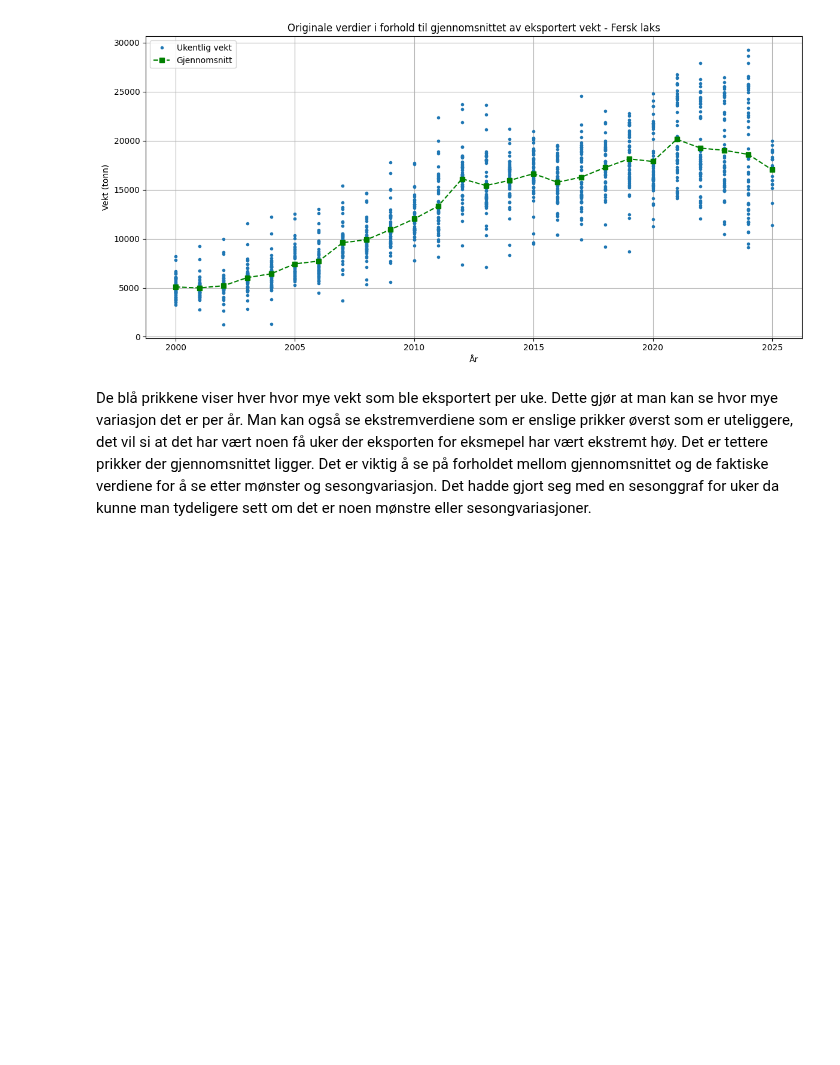
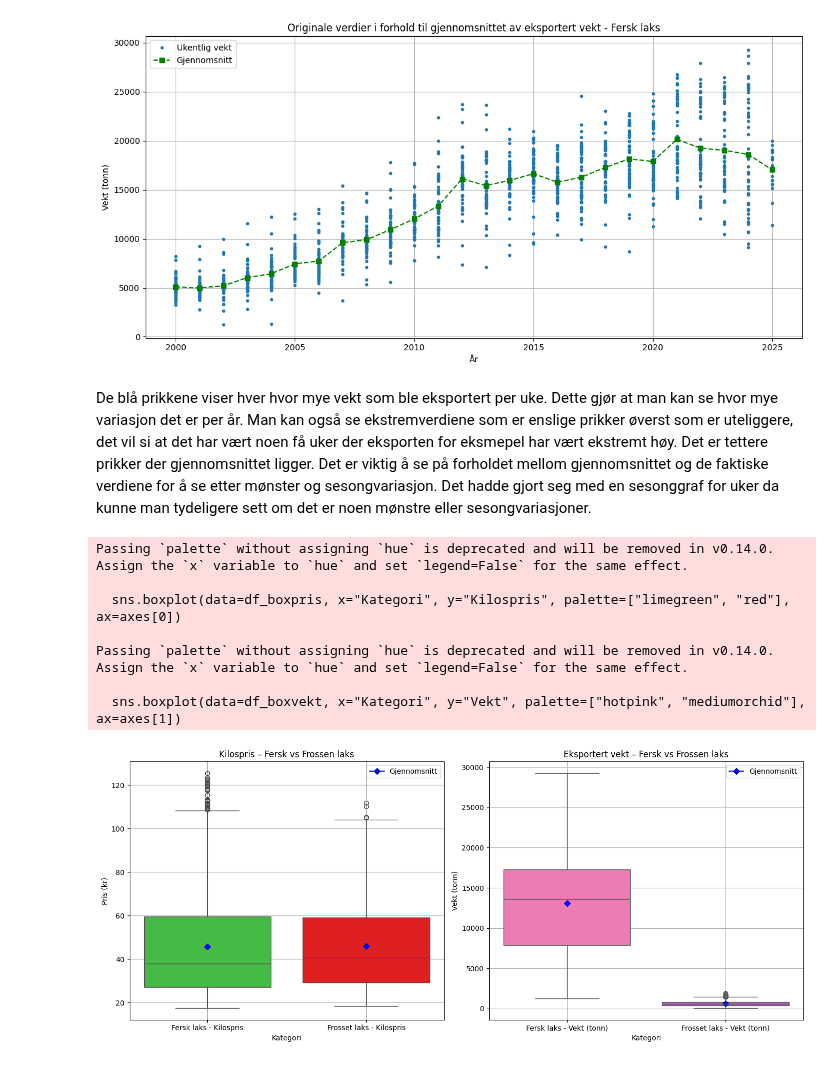
Before and after one commit to selmabn628/prosjekt-programmering, a Jupyter notebook: notebooks/Oppgave 4/Statistisk_dataanalyse_.ipynb, the cells around one changed output. Cells and saved outputs as stored; diff of their text form; code cells hidden in the pictures; blank space fills up the shorter version.

```diff
--- a/notebooks/Oppgave 4/Statistisk_dataanalyse_.ipynb
+++ b/notebooks/Oppgave 4/Statistisk_dataanalyse_.ipynb
@@ -364,3 +386,62 @@ plt.show()
 # %% [markdown]
 De blå prikkene viser hver hvor mye vekt som ble eksportert per uke. Dette gjør at man kan se hvor mye variasjon det er per år. Man kan også se ekstremverdiene som er enslige prikker øverst som er uteliggere, det vil si at det har vært noen få uker der eksporten for eksmepel har vært ekstremt høy. Det er tettere prikker der gjennomsnittet ligger. Det er viktig å se på forholdet mellom gjennomsnittet og de faktiske verdiene for å se etter mønster og sesongvariasjon.
 Det hadde gjort seg med en sesonggraf for uker da kunne man tydeligere sett om det er noen mønstre eller sesongvariasjoner.
+# %%
+import seaborn as sns
+import matplotlib.pyplot as plt
+import pandas as pd
+
+# Gjør klar data
+df_boxpris = df_pivot[[
+    "Fersk laks - Kilospris",
+    "Frosset laks - Kilospris"
+]].melt(var_name="Kategori", value_name="Kilospris")
+
+df_boxvekt = df_pivot[[
+    "Fersk laks - Vekt (tonn)",
+    "Frosset laks - Vekt (tonn)"
+]].melt(var_name="Kategori", value_name="Vekt")
+
+# Beregn gjennomsnitt for pris
+mean_pris = df_boxpris.groupby("Kategori")["Kilospris"].mean()
+# Beregn gjennomsnitt for vekt
+mean_vekt = df_boxvekt.groupby("Kategori")["Vekt"].mean()
+
+# Lag side-ved-side plott
+fig, axes = plt.subplots(1, 2, figsize=(14, 6))
+
+# 1. Kilopris
+sns.boxplot(data=df_boxpris, x="Kategori", y="Kilospris", palette=["limegreen", "red"], ax=axes[0])
+axes[0].set_title("Kilospris – Fersk vs Frossen laks")
+axes[0].set_ylabel("Pris (kr)")
+axes[0].grid(True)
+
+# Legg til gjennomsnitt som horisontale streker
+for i, kategori in enumerate(mean_pris.index):
+    axes[0].plot(i, mean_pris[kategori], marker="D", color="blue", label="Gjennomsnitt" if i == 0 else "")
+
+# 2. Eksportvekt
+sns.boxplot(data=df_boxvekt, x="Kategori", y="Vekt", palette=["hotpink", "mediumorchid"], ax=axes[1])
+axes[1].set_title("Eksportert vekt – Fersk vs Frossen laks")
+axes[1].set_ylabel("Vekt (tonn)")
+axes[1].grid(True)
+
+# Legg til gjennomsnitt for vekt
+for i, kategori in enumerate(mean_vekt.index):
+    axes[1].plot(i, mean_vekt[kategori], marker="D", color="blue", label="Gjennomsnitt" if i == 0 else "")
+
+# Legg til legende
+axes[0].legend()
+axes[1].legend()
+
+plt.tight_layout()
+plt.show()
+# %% [output]
+Passing `palette` without assigning `hue` is deprecated and will be removed in v0.14.0. Assign the `x` variable to `hue` and set `legend=False` for the same effect.
+
+  sns.boxplot(data=df_boxpris, x="Kategori", y="Kilospris", palette=["limegreen", "red"], ax=axes[0])
+
+Passing `palette` without assigning `hue` is deprecated and will be removed in v0.14.0. Assign the `x` variable to `hue` and set `legend=False` for the same effect.
+
+  sns.boxplot(data=df_boxvekt, x="Kategori", y="Vekt", palette=["hotpink", "mediumorchid"], ax=axes[1])
+[figure, added]
```
Also changed, not shown: parts of 1 cell of this notebook.
